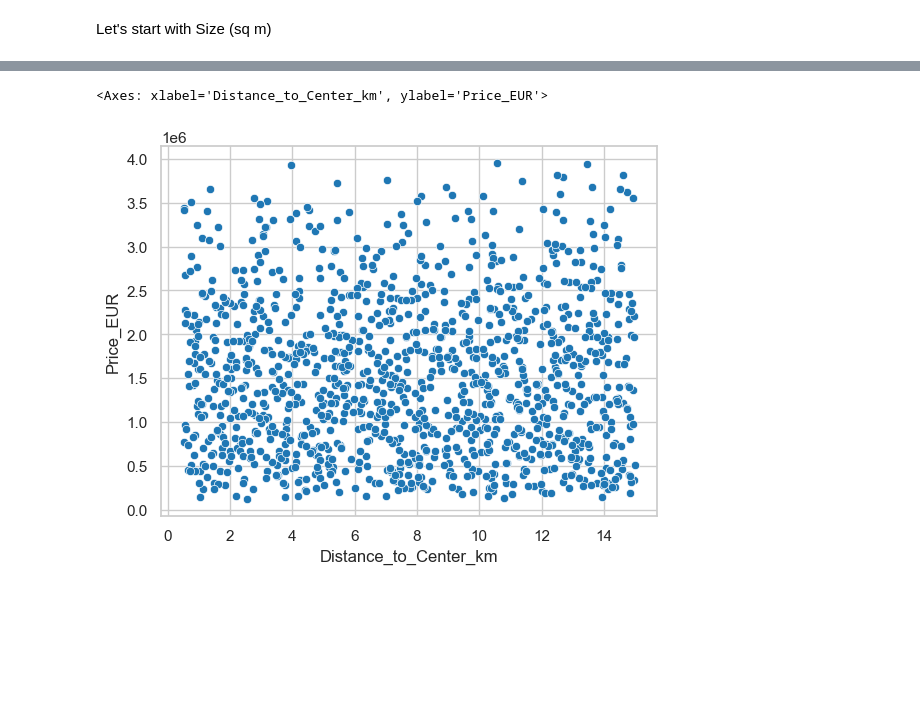
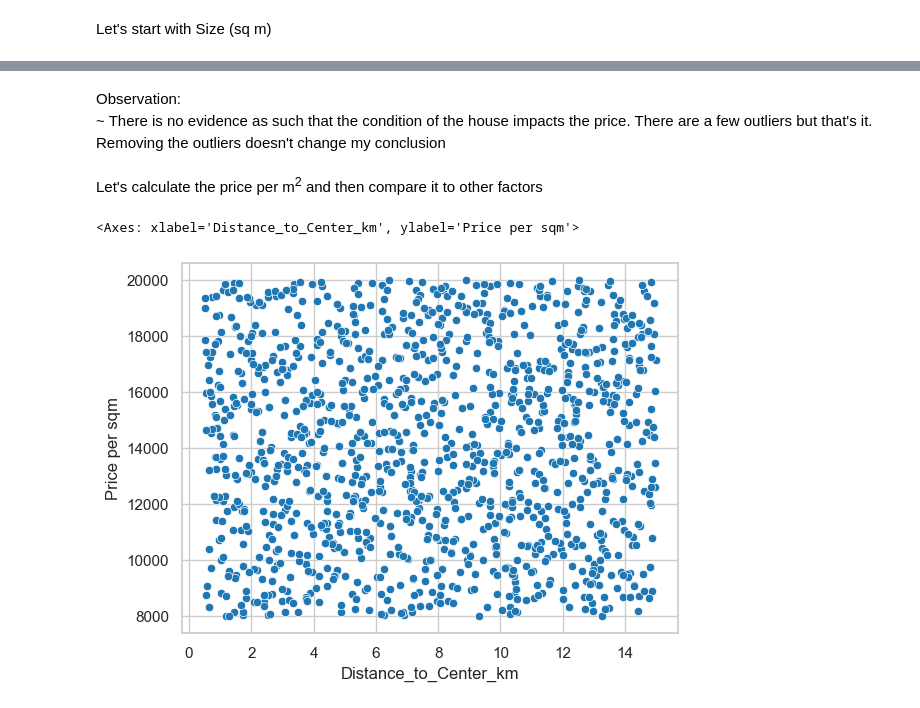
Before and after one commit to kc-011/python-programming, a Jupyter notebook: Module 3/eda-new.ipynb, the cells around one changed output, grey strips where cells are left out. Drawn from its saved outputs; the diff is of its cells as text; code cells hidden in the pictures; blank space fills up the shorter version.

```diff
--- a/Module 3/eda-new.ipynb
+++ b/Module 3/eda-new.ipynb
@@ -145,5 +157,12 @@ sns.scatterplot(data=df, x="Size_sqm", y="Price_EUR", hue='Property_Type')
+# %% [markdown]
+Observation:<br>
+~ There is no evidence as such that the condition of the house impacts the price. There are a few outliers but that's it. Removing the outliers doesn't change my conclusion
+# %% [markdown]
+Let's calculate the price per m<sup>2</sup> and then compare it to other factors
+# %%
+df['Price per sqm'] = df['Price_EUR'] / df['Size_sqm']
 # %%
-sns.scatterplot(data=df, x="Distance_to_Center_km", y="Price_EUR")
+sns.scatterplot(data=df, x="Distance_to_Center_km", y="Price per sqm")
 # %% [output]
-<Axes: xlabel='Distance_to_Center_km', ylabel='Price_EUR'>
+<Axes: xlabel='Distance_to_Center_km', ylabel='Price per sqm'>
-[figure, old version]
+[figure, new version]
```
Also changed, not shown: parts of 16 cells of this notebook.
